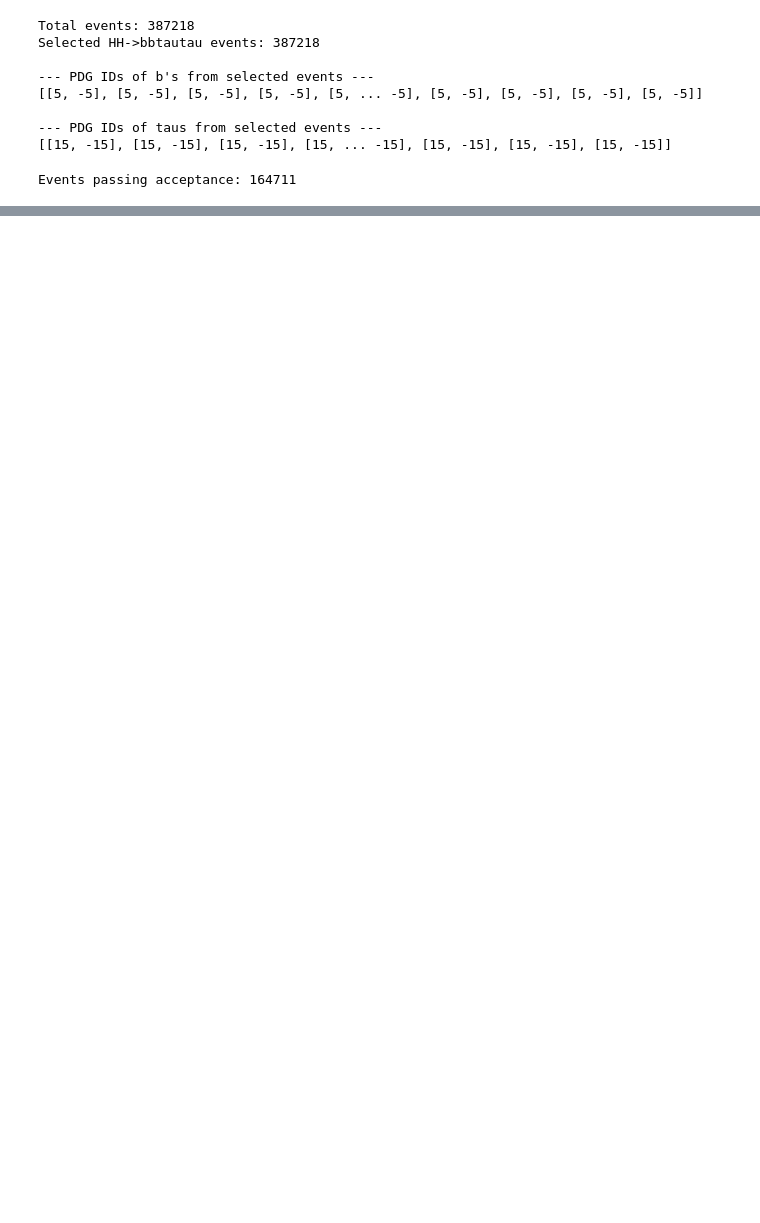
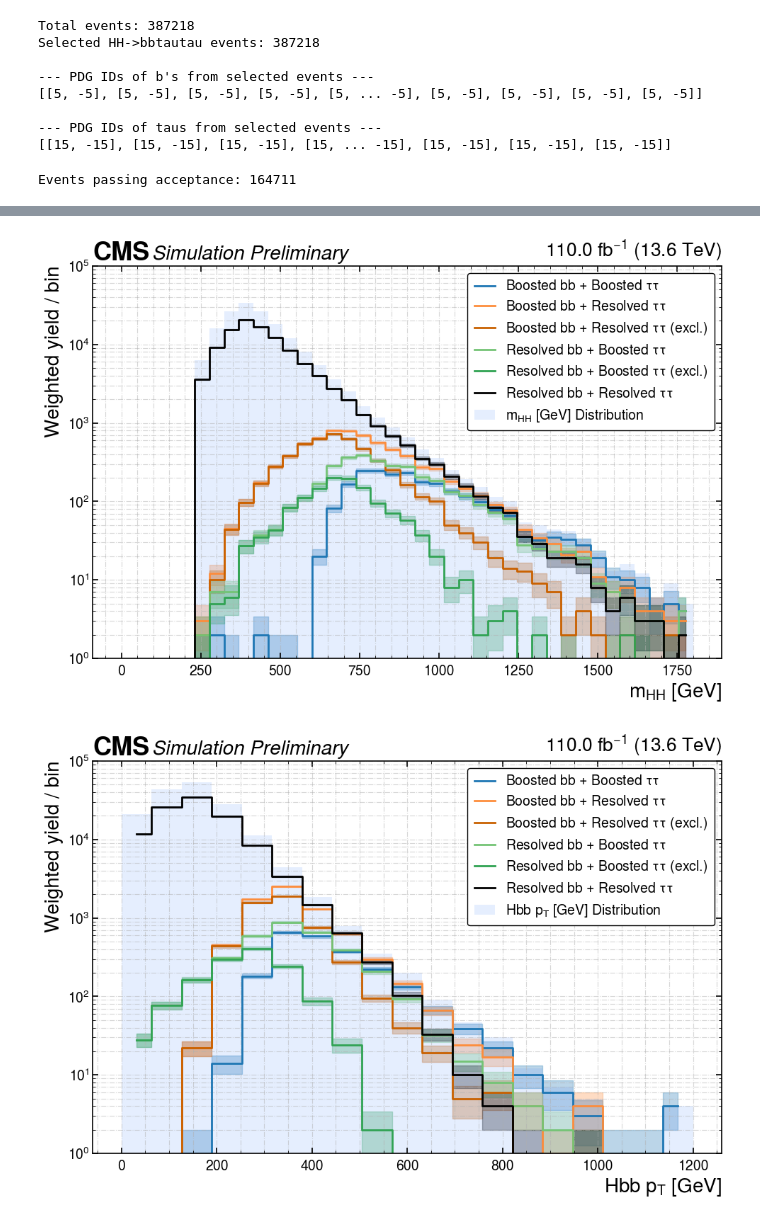
Before and after one commit to ArghyaDas112358/bbtautau, a Jupyter notebook: src/bbtautau/postprocessing/Scouting.ipynb, the cells around one changed output, grey strips where cells are left out. Cells and saved outputs as stored; diff of their text form; code cells hidden in the pictures; blank space fills up the shorter version.

```diff
--- a/src/bbtautau/postprocessing/Scouting.ipynb
+++ b/src/bbtautau/postprocessing/Scouting.ipynb
@@ -298,0 +488,47 @@ resolved bb & resolved ττ: 0.9989
+# %%
+
+
+CLIP_MIN = 1e-12  # unify clipping across all plots
+CLIP_plot_MIN = 1e0
+CLIP_plot_MAX = 1e5
+
+for kinvar, kinname, kinlabel, bins in plot_vars:
+    bc = 0.5 * (bins[1:] + bins[:-1])
+    width = np.diff(bins)
+
+    # Total background distribution (selected)
+    tot, _ = np.histogram(kinvar, bins=bins,
+                          weights=weights_acc)
+    tot = np.clip(tot, CLIP_MIN, None)
+
+    fig, ax = plt.subplots(figsize=(10, 7))
+    cms_sim_prelim(ax)
+
+    ax.set_yscale('log')
+    ax.set_ylim(ymin=CLIP_plot_MIN, ymax = CLIP_plot_MAX)
+
+    # Step plots with error bands for each category
+    for cat in categories:
+        y, err = yields_vs(kinvar, cat['mask'], bins,
+                           weights_acc)
+        y = np.clip(y, CLIP_MIN, None)
+        err = np.minimum(err, y)
+
+        ax.step(bc, y, where='mid', lw=2,
+                label=cat['label'], color=cat['color'])
+        ax.fill_between(bc, y - err, y + err,
+                        step='mid', alpha=0.3,
+                        color=cat['color'])
+
+    ax.bar(bc, tot, width=width, alpha=0.15,
+           label=kinlabel + ' Distribution')
+
+    ax.set(xlabel=kinlabel,
+           ylabel='Weighted yield / bin')
+    ax.grid(ls='-.', alpha=0.5, which='both')
+    ax.legend(loc='upper right')
+    plt.tight_layout()
+    plt.show()
+# %% [output]
+[figure, added]
+[figure, added]
```
Also changed, not shown: parts of 24 cells of this notebook.
